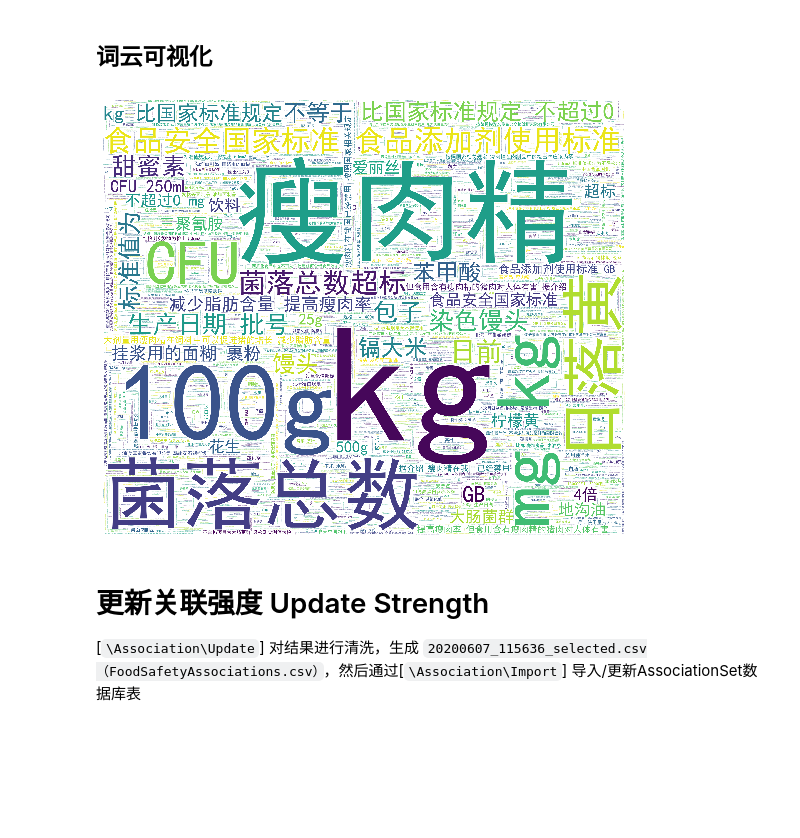
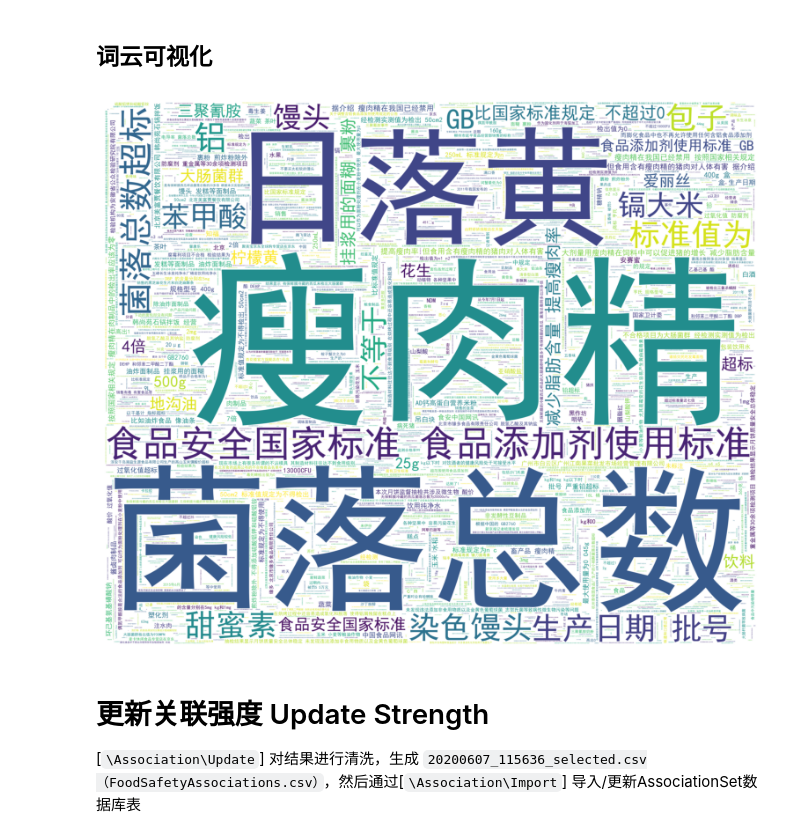
Before and after one commit to zhangys11/nlp, a Jupyter notebook: case_study/food_additives/Main.ipynb, the cells around one changed output. Cells and saved outputs as stored; diff of their text form; code cells hidden in the pictures; blank space fills up the shorter version.

```diff
--- a/case_study/food_additives/Main.ipynb
+++ b/case_study/food_additives/Main.ipynb
@@ -490,13 +541,22 @@ df_sentences.head()
 # %%
 %run draw_wordcloud.py
 
 long_string = ','.join(list(df_sentences['Content'].values))# Create a WordCloud object
 stpwrdlst.append('网站')
 stpwrdlst.append('原标题')
 stpwrdlst.append('近日')
+stpwrdlst.append('kg')
+stpwrdlst.append('日前')
+stpwrdlst.append('g')
+stpwrdlst.append('100g')
+stpwrdlst.append('mg')
+stpwrdlst.append('CFU')
+stpwrdlst.append('4倍')
+stpwrdlst.append('不等于')
+stpwrdlst.append('爱丽丝')
 draw_wordcloud(long_string, stpwrdlst, savefile = 'wc.png')
 # %% [output]
-[figure, old version]
+[figure, new version]
 # %% [markdown]
 # 更新关联强度 Update Strength
 
```
Also changed, not shown: parts of 23 cells of this notebook, 23 other files.
